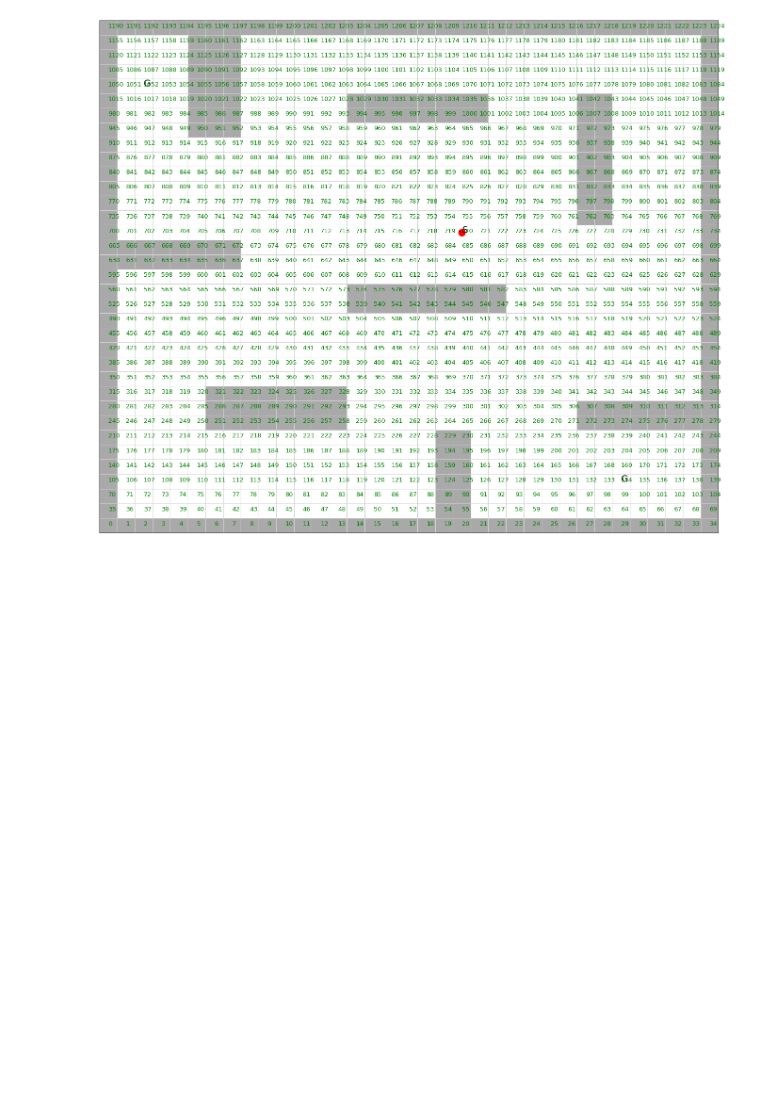
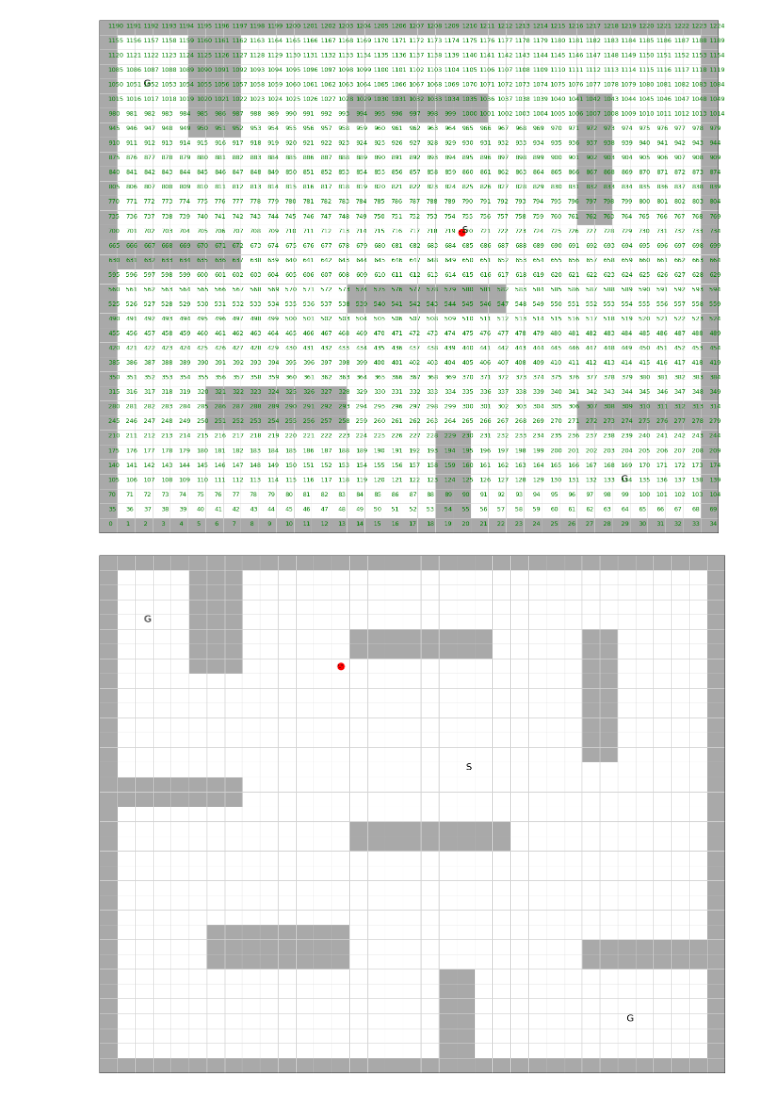
Before and after one commit to hakbar0/robotics-assessment-2, a Jupyter notebook: Assessment 2.ipynb, the cells around one changed output. Cells and saved outputs as stored; diff of their text form; code cells hidden in the pictures; blank space fills up the shorter version.

```diff
--- a/Assessment 2.ipynb
+++ b/Assessment 2.ipynb
@@ -478,7 +492,6 @@ class Grid(Grid):
         self.reward1    = [-1,   1,   1,   -1]
         self.reward10   = [-1,  10,  10,   -1]
         self.reward100  = [-1, 100, 100,   -1]
-
 
         if reward: self.rewards  = getattr(self, reward)
         self.style = style
@@ -554,6 +567,36 @@ class Grid(Grid):
         self.trace.append(self.s)
         reward, done = self.reward()       # must be done in this order for the cliff reset to work properly
         return self.s_(), reward, done, {} # empty dict for compatibility
+
+    def render_maxQ(self, Q=None, **kw):
+        if Q is None: Q=np.ones((self.nS, self.nA ))
+        X, Y = self.X, self.Y
+        if self.arrows is None: self.init_arrows()
+        U, Z = self.arrows[np.argmax(Q,1)].T
+        ind  = np.sum(Q,1)!=0
+        if ind.any()==False: return
+        plt.quiver(X[ind]-.5,Y[ind]-.5,  U[ind],Z[ind],color='b')
+
+
+    def init_arrows(self):
+        self._left,      self._right,   self._down,       self._up       = tuple(range(0,4))
+        self._left_down, self._left_up, self._right_down, self._right_up = tuple(range(4,8))
+
+        # works for quiver and pos, max action can potentially go upto 8! if we are dealing with a grid world
+        self.arrows = np.zeros((self.nA,2), dtype=int)
+
+        self.arrows[self._left ] =[-1, 0]  # '←'
+        self.arrows[self._right] =[ 1, 0]  # '→'
+
+        if self.nA>2:
+            self.arrows[self._down ] =[ 0,-1]  # '↓'
+            self.arrows[self._up   ] =[ 0, 1]  # '↑'
+
+        if self.nA>4:
+            self.arrows[self._left_down ]=[-1,-1]  # '↓←'
+            self.arrows[self._left_up   ]=[-1, 1]  # '↑←'
+            self.arrows[self._right_down]=[ 1,-1]  # '→↓'
+            self.arrows[self._right_up  ]=[ 1, 1]  # '→↑
 # %%
 # Create a Grid object with custom figsize
 gw = Grid(style='maze', figsize=(80, 20))
@@ -564,3 +607,18 @@ gw.render()
 gw.render(underhood='states')
 # %% [output]
 [figure]
+# %%
+def animate_right(gw, pause=0):
+    gw.s=gw.s0 # reset the agent position
+    # let us go right
+    for s in range(7):
+        gw.step(0)#left
+        #gw.step(1) #right
+        #gw.step(2) # down
+        gw.step(3)# up
+        gw.render(pause=pause)
+# %%
+gw = Grid(style='maze', figsize=(80, 20))
+animate_right(gw)
+# %% [output]
+[figure, added]
```
Also changed, not shown: parts of 12 cells of this notebook, 1 other file.
